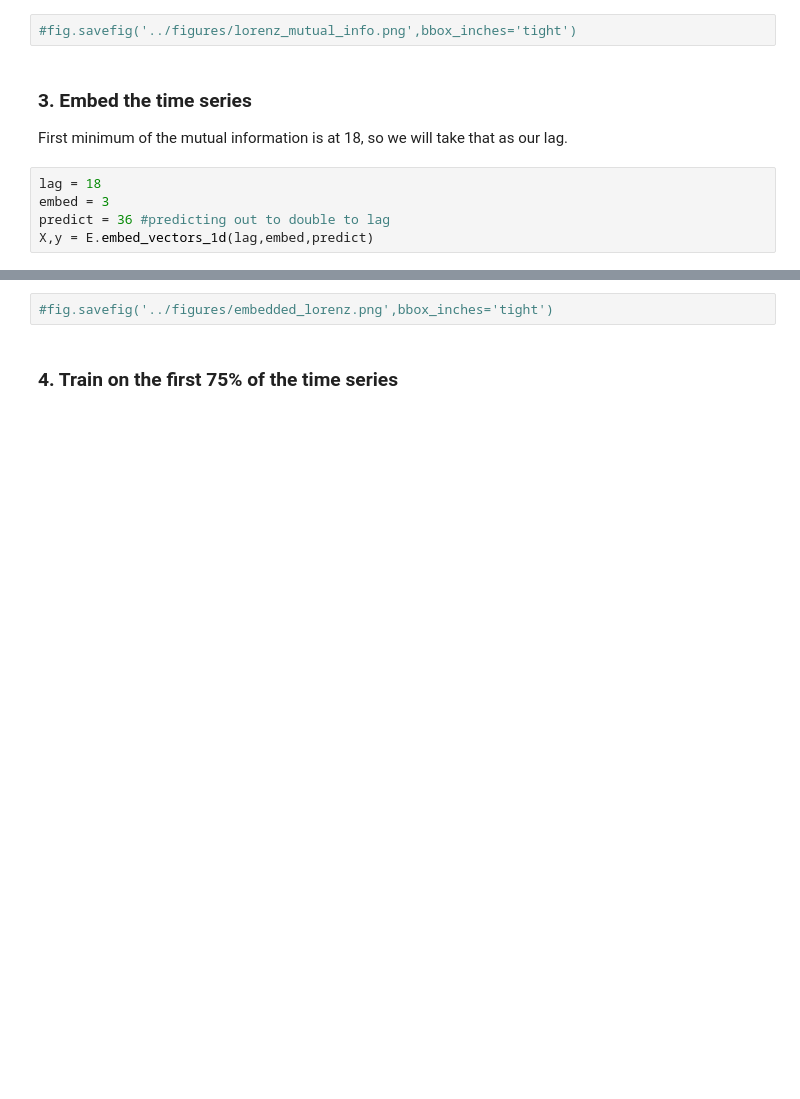
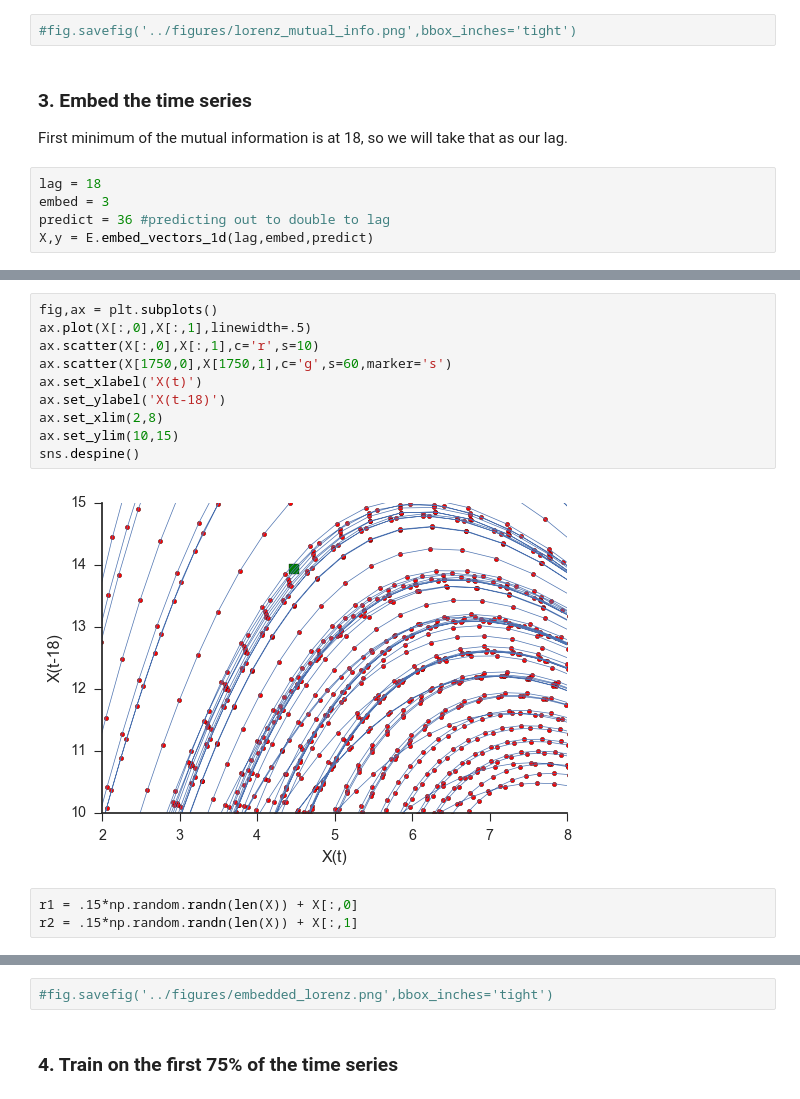
Before and after one commit to nickc1/skedm, a Jupyter notebook: scripts/skNLA_examples.ipynb, the cells around one changed output, grey strips where cells are left out. Saved outputs shown, nothing was run; the diff lists cells and outputs as text; blank space fills up the shorter version.

```diff
--- a/scripts/skNLA_examples.ipynb
+++ b/scripts/skNLA_examples.ipynb
@@ -310,0 +312,15 @@ sns.despine()
+# %%
+fig,ax = plt.subplots()
+ax.plot(X[:,0],X[:,1],linewidth=.5)
+ax.scatter(X[:,0],X[:,1],c='r',s=10)
+ax.scatter(X[1750,0],X[1750,1],c='g',s=60,marker='s')
+ax.set_xlabel('X(t)')
+ax.set_ylabel('X(t-18)')
+ax.set_xlim(2,8)
+ax.set_ylim(10,15)
+sns.despine()
+# %% [output]
+[figure, added]
+# %%
+r1 = .15*np.random.randn(len(X)) + X[:,0]
+r2 = .15*np.random.randn(len(X)) + X[:,1]
```
Also changed, not shown: parts of 19 cells of this notebook, 3 other files.
